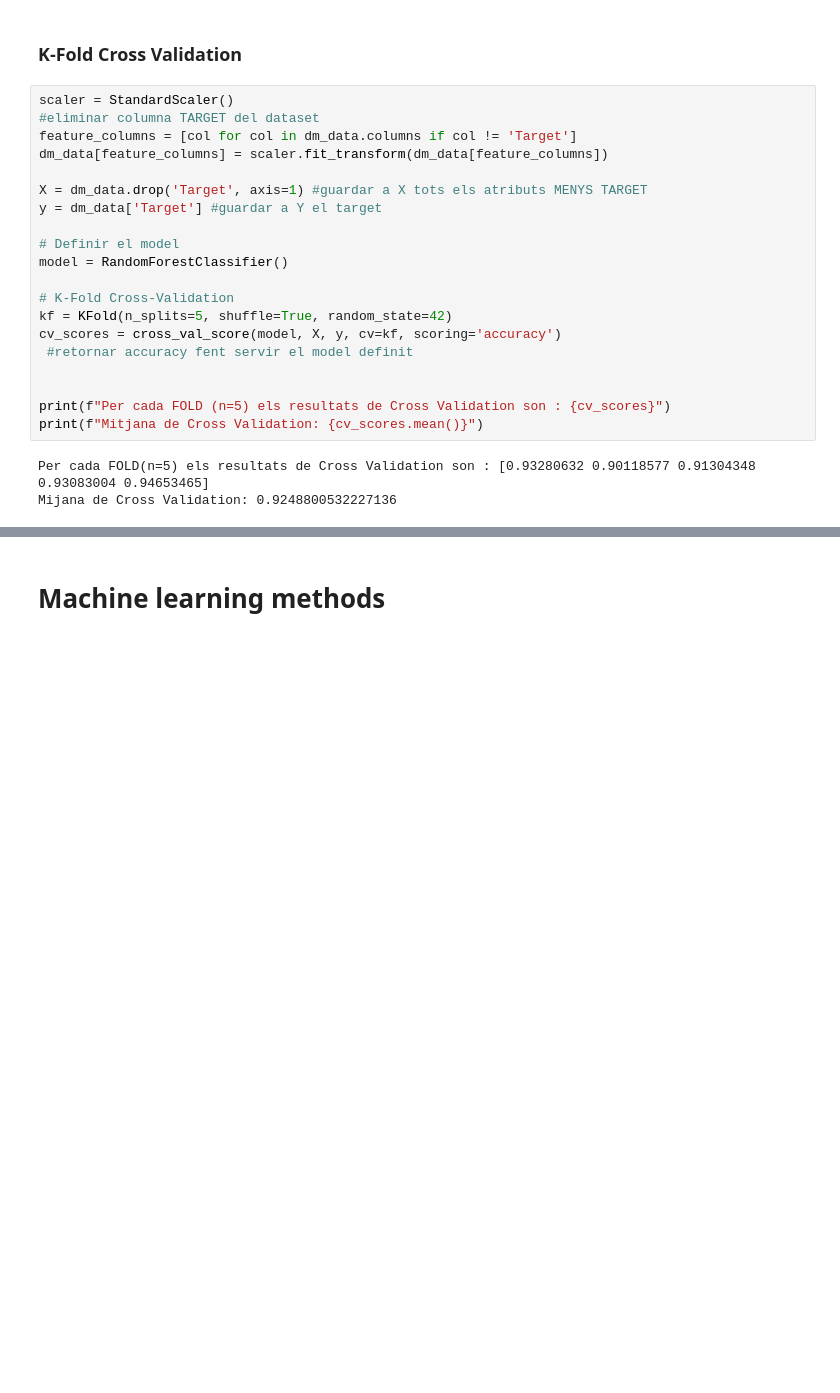
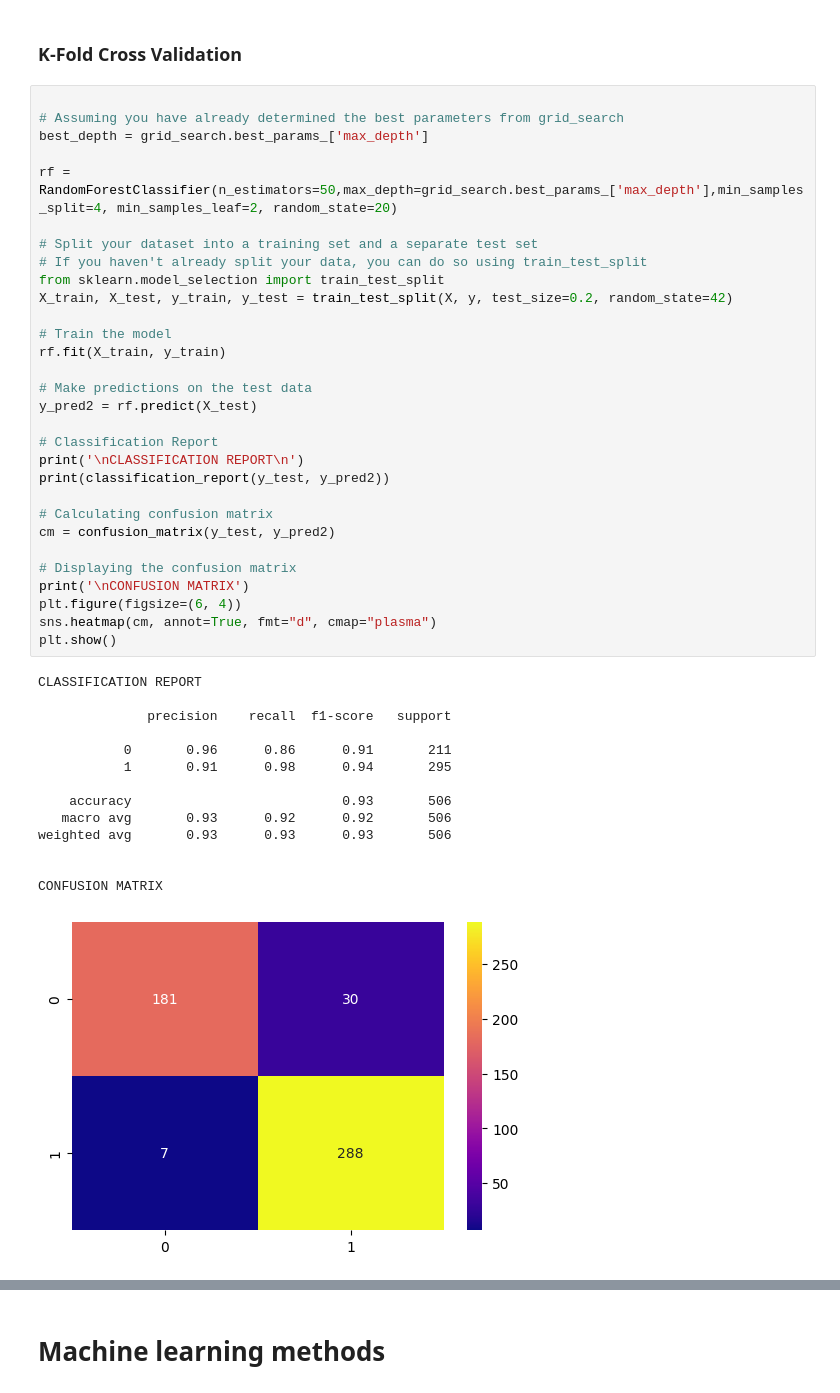
Before and after one commit to Mariona-FT/Data-Mining-MIDA, a Jupyter notebook: Projecte mida_NOU.ipynb, the cells around one changed output, grey strips where cells are left out. Drawn from its saved outputs; the diff is of its cells as text; blank space fills up the shorter version.

Commit message:
kfold + matriu confusio i estadistiques cv

```diff
--- a/Projecte mida_NOU.ipynb
+++ b/Projecte mida_NOU.ipynb
@@ -710,28 +725,50 @@ CONFUSION MATRIX
 # %% [markdown]
 ### K-Fold Cross Validation
-# %%
-scaler = StandardScaler()
-#eliminar columna TARGET del dataset
-feature_columns = [col for col in dm_data.columns if col != 'Target']
-dm_data[feature_columns] = scaler.fit_transform(dm_data[feature_columns])
-
-X = dm_data.drop('Target', axis=1) #guardar a X tots els atributs MENYS TARGET
-y = dm_data['Target'] #guardar a Y el target
-
-# Definir el model
-model = RandomForestClassifier()
-
-# K-Fold Cross-Validation
-kf = KFold(n_splits=5, shuffle=True, random_state=42)
-cv_scores = cross_val_score(model, X, y, cv=kf, scoring='accuracy')
- #retornar accuracy fent servir el model definit
-
-
-print(f"Per cada FOLD (n=5) els resultats de Cross Validation son : {cv_scores}")
-print(f"Mitjana de Cross Validation: {cv_scores.mean()}")
-# %% [output]
-Per cada FOLD(n=5) els resultats de Cross Validation son : [0.93280632 0.90118577 0.91304348 0.93083004 0.94653465]
-Mijana de Cross Validation: 0.9248800532227136
+# %%
+
+# Assuming you have already determined the best parameters from grid_search
+best_depth = grid_search.best_params_['max_depth']
+
+rf = RandomForestClassifier(n_estimators=50,max_depth=grid_search.best_params_['max_depth'],min_samples_split=4, min_samples_leaf=2, random_state=20)
+
+# Split your dataset into a training set and a separate test set
+# If you haven't already split your data, you can do so using train_test_split
+from sklearn.model_selection import train_test_split
+X_train, X_test, y_train, y_test = train_test_split(X, y, test_size=0.2, random_state=42)
+
+# Train the model
+rf.fit(X_train, y_train)
+
+# Make predictions on the test data
+y_pred2 = rf.predict(X_test)
+
+# Classification Report
+print('\nCLASSIFICATION REPORT\n')
+print(classification_report(y_test, y_pred2))
+
+# Calculating confusion matrix
+cm = confusion_matrix(y_test, y_pred2)
+
+# Displaying the confusion matrix
+print('\nCONFUSION MATRIX')
+plt.figure(figsize=(6, 4))
+sns.heatmap(cm, annot=True, fmt="d", cmap="plasma")
+plt.show()
+# %% [output]
+CLASSIFICATION REPORT
+
+              precision    recall  f1-score   support
+
+           0       0.96      0.86      0.91       211
+           1       0.91      0.98      0.94       295
+
+    accuracy                           0.93       506
+   macro avg       0.93      0.92      0.92       506
+weighted avg       0.93      0.93      0.93       506
+
+
+CONFUSION MATRIX
+[figure, added]
 # %%
 scaler = StandardScaler()
 #eliminar columna TARGET del dataset
```
Also changed, not shown: parts of 6 cells of this notebook.
